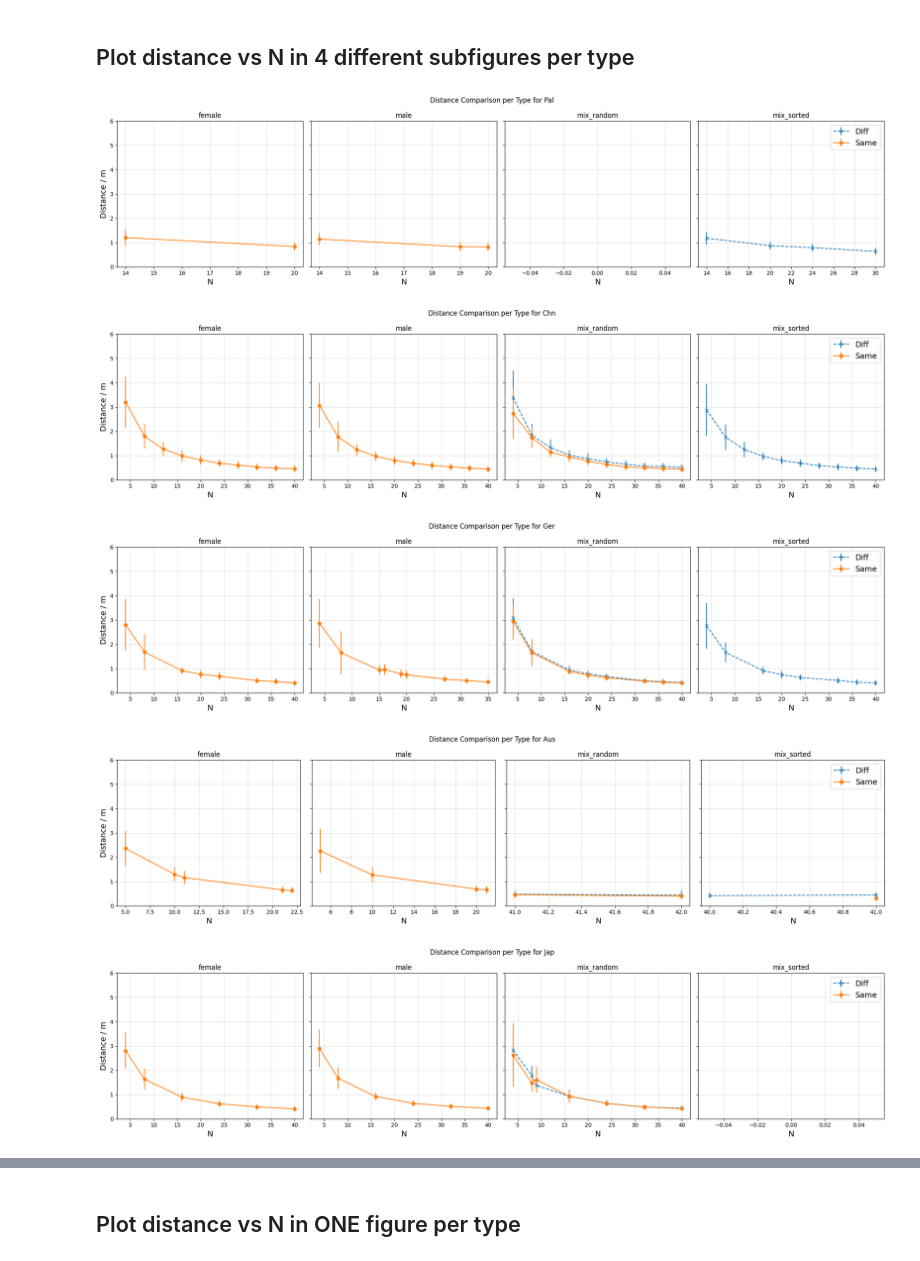
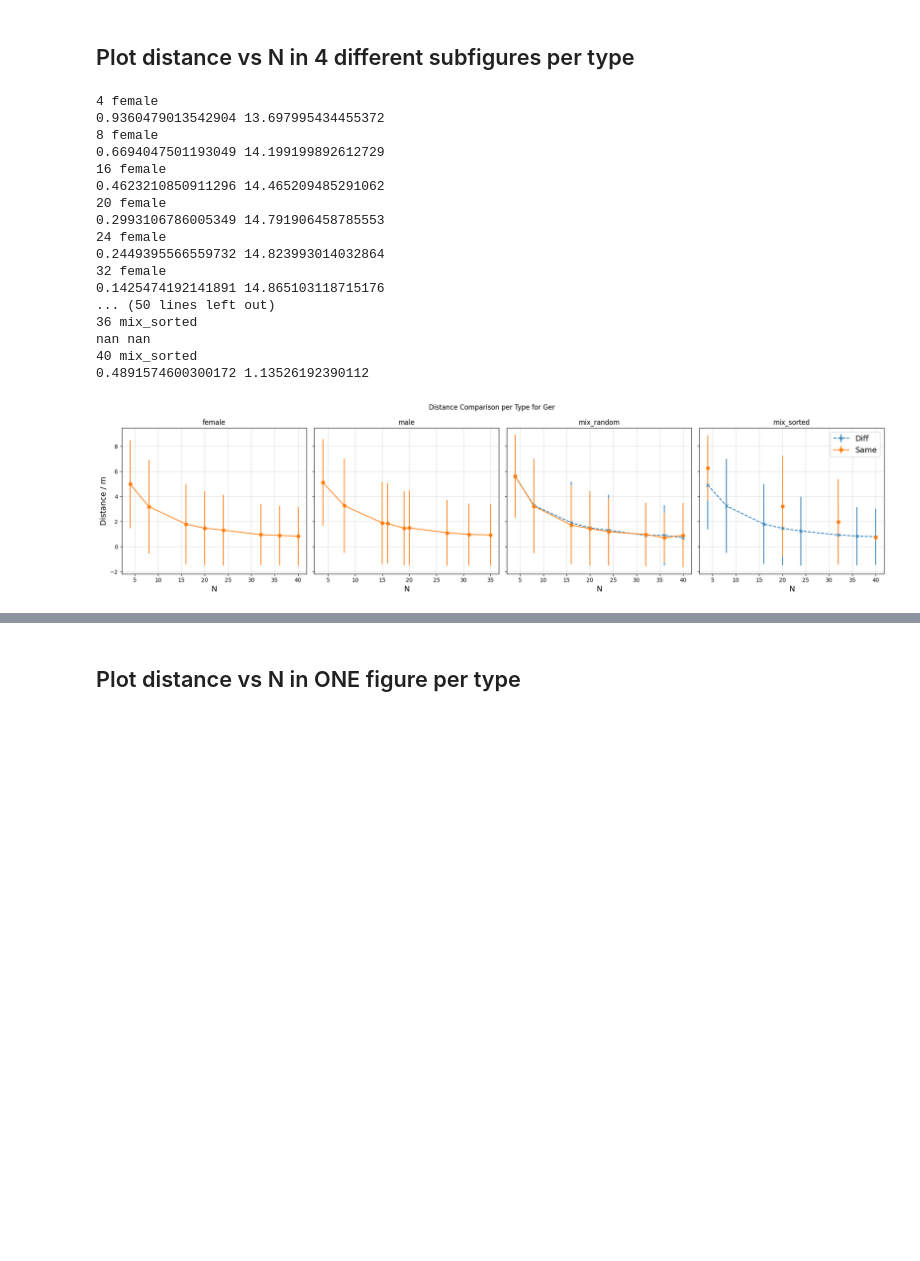
Before and after one commit to PedestrianDynamics/gender-experiments, a Jupyter notebook: notebooks/proximity_analysis.ipynb, the cells around one changed output, grey strips where cells are left out. Saved outputs shown, nothing was run; the diff lists cells and outputs as text; code cells hidden in the pictures; blank space fills up the shorter version.

```diff
--- a/notebooks/proximity_analysis.ipynb
+++ b/notebooks/proximity_analysis.ipynb
@@ -103,6 +118,7 @@ def plot_distance_comparison_by_type(df, country, output_pdf, method):
     for i, type_ in enumerate(types):
         # Extract 'N' values directly within the loop to avoid unnecessary DataFrame operations
         df_filtered = df[(df["country"] == country) & (df["type"] == type_)].copy()
+
         df_filtered['N'] = df_filtered['file'].str.extract(r'_(\d+)_').astype(int)
         Nsf = sorted(df_filtered['N'].dropna().unique())
         Ns = [int(N) for N in Nsf]
@@ -114,7 +130,8 @@ def plot_distance_comparison_by_type(df, country, output_pdf, method):
         for N in Ns:
             # Filter by 'N' without creating a new DataFrame
             df_n = df_filtered[df_filtered['N'] == N]
-
+            print(N, type_)
+            print(df_n["same_gender_proximity_next"].min(),df_n["same_gender_proximity_next"].max())
             # Calculate means and stds directly
             mean_diff = df_n["diff_gender_proximity_next"].mean()
             std_diff = df_n["diff_gender_proximity_next"].std()
@@ -134,26 +151,32 @@ def plot_distance_comparison_by_type(df, country, output_pdf, method):
         axs[i].grid(alpha=0.4)
         if i == 0:
             axs[i].set_ylabel(f'Distance / m', fontsize=14)
-        axs[i].set_ylim(0, 6)
+        #axs[i].set_ylim(0, 6)
 
     plt.legend(fontsize=14)
     plt.tight_layout()
     plt.savefig(output_pdf)
     plt.show()
 # %%
-methods = ["euc", "arc"]
-for method in methods:
-   if method == "euc":
-       df = euc.copy( )
-   #if method == "arc":
-   #    df = arc.copy()
-
-   for country in ["pal", "chn", "ger", "aus", "jap"]:
-       figname = f'proximity/distance_type_density_{country}_{method}.pdf'
-       plot_distance_comparison_by_type(df, country, figname, method)
+for country in ["ger"]:#["pal", "chn", "ger", "aus", "jap"]:
+    figname = f'proximity/distance_type_density_{country}_linear.pdf'
+    plot_distance_comparison_by_type(df, country, figname, "linear")
 # %% [output]
+4 female
+0.9360479013542904 13.697995434455372
+8 female
+0.6694047501193049 14.199199892612729
+16 female
+0.4623210850911296 14.465209485291062
+20 female
+0.2993106786005349 14.791906458785553
+24 female
+0.2449395566559732 14.823993014032864
+32 female
+0.1425474192141891 14.865103118715176
+... (50 lines left out)
+36 mix_sorted
+nan nan
+40 mix_sorted
+0.4891574600300172 1.13526192390112
-[figure, old version]
+[figure, new version]
-[figure, removed]
-[figure, removed]
-[figure, removed]
-[figure, removed]
```
Also changed, not shown: parts of 3 cells of this notebook, 3 other files.
